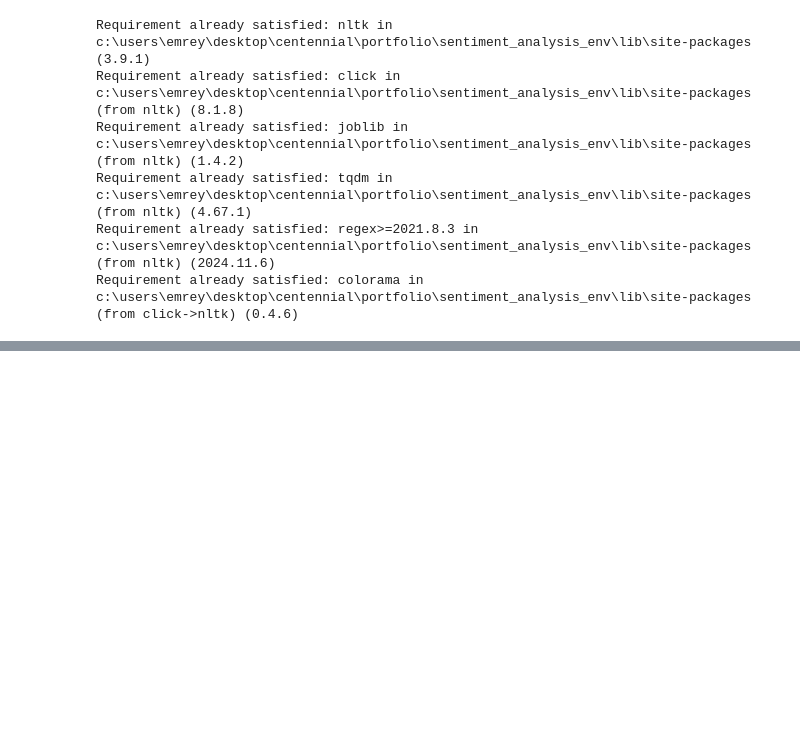
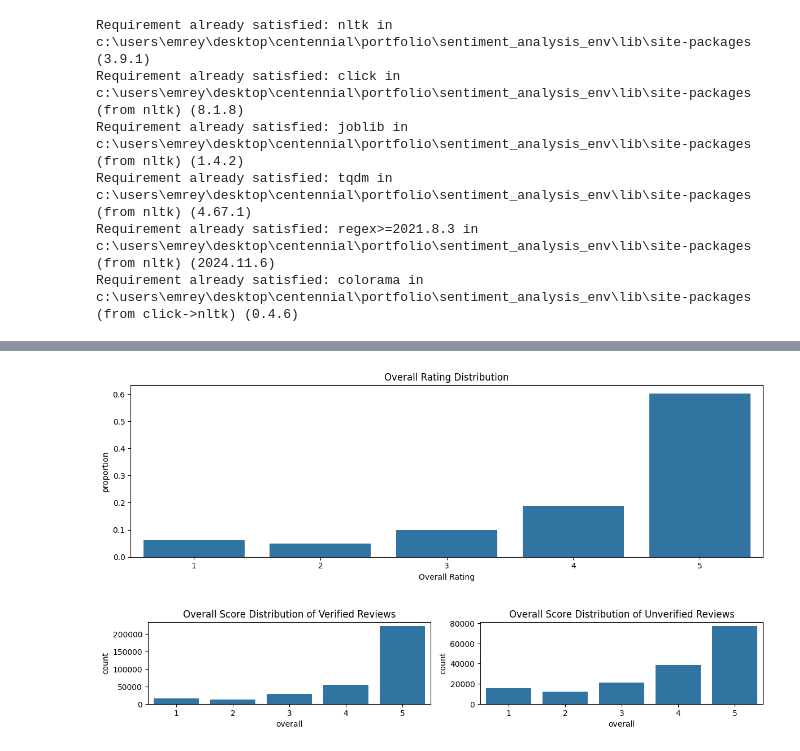
Before and after one commit to emreyurderiportfolio/Portfolio, a Jupyter notebook: Amazon_Reviews_Sentiment_Analysis/Sentiment_Analysis.ipynb, the cells around one changed output, grey strips where cells are left out. Cells and saved outputs as stored; diff of their text form; code cells hidden in the pictures; blank space fills up the shorter version.

```diff
--- a/Amazon_Reviews_Sentiment_Analysis/Sentiment_Analysis.ipynb
+++ b/Amazon_Reviews_Sentiment_Analysis/Sentiment_Analysis.ipynb
@@ -77,0 +103,3 @@ Successfully installed numpy-2.0.2 pandas-2.2.3 pytz-2024.2 tzdata-2024.2
+# %%
+data = pd.read_json('Video_Games_5.json', lines=True)
+print(data.info())
@@ -77,0 +149,29 @@ Successfully installed numpy-2.0.2 pandas-2.2.3 pytz-2024.2 tzdata-2024.2
+# %%
+#Plotting the overall rating distribution
+rating_counts = data['overall'].value_counts().reset_index()
+rating_counts.columns = ['overall', 'count']
+rating_counts['proportion'] = rating_counts['count']/rating_counts['count'].sum()
+
+fig = plt.figure(figsize=(12,4))
+plt.subplot(1,1,1)
+sns.barplot(data=rating_counts,x='overall',y='proportion')
+plt.title('Overall Rating Distribution')
+plt.xlabel('Overall Rating')
+plt.tight_layout()
+plt.show()
+
+
+fig = plt.figure(figsize=(12,4))
+plt.subplot(2,2,1)
+sns.barplot(x=data[data['verified']==True]['overall'].value_counts().index,
+            y=data[data['verified']==True]['overall'].value_counts() )
+plt.title('Overall Score Distribution of Verified Reviews')
+plt.subplot(2,2,2)
+sns.barplot(x=data[data['verified']==False]['overall'].value_counts().index,
+            y=data[data['verified']==False]['overall'].value_counts() )
+plt.title('Overall Score Distribution of Unverified Reviews')
+plt.tight_layout()
+plt.show()
+# %% [output]
+[figure, added]
+[figure, added]
```
Also changed, not shown: parts of 27 cells of this notebook.
